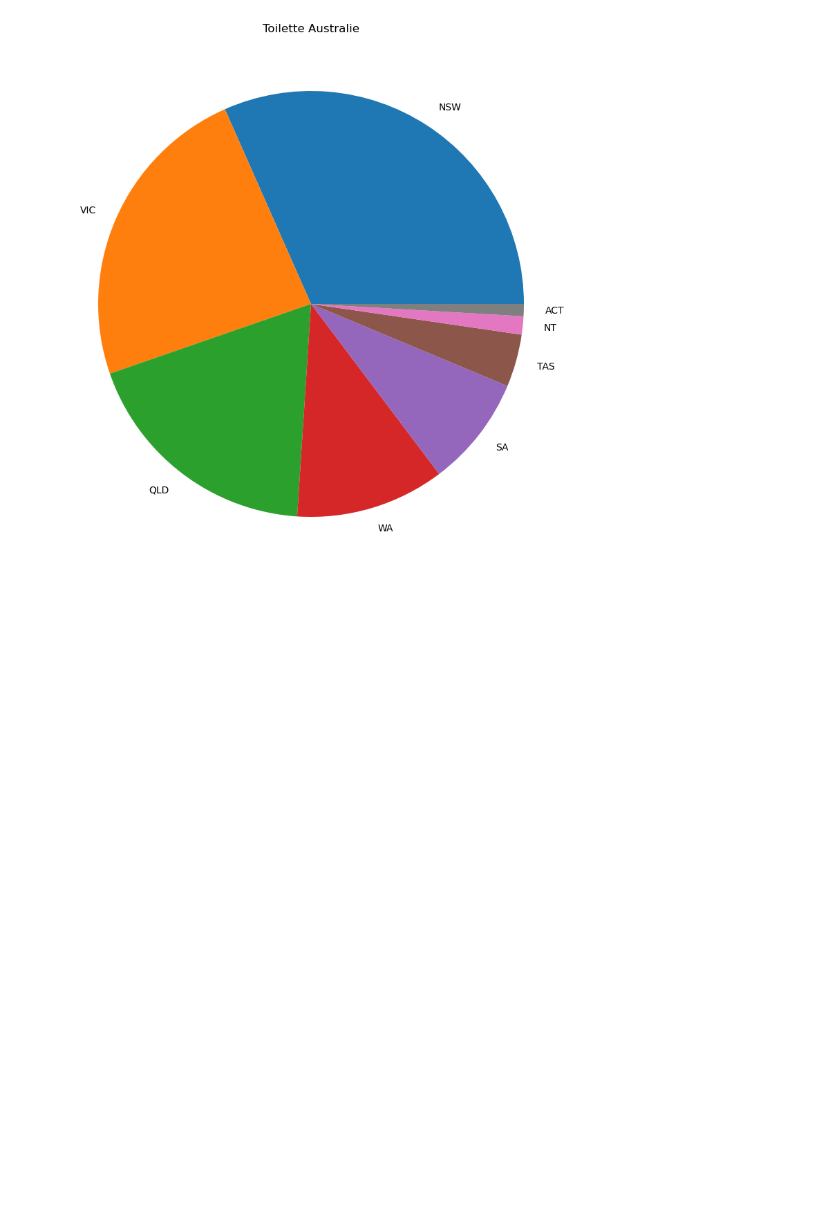
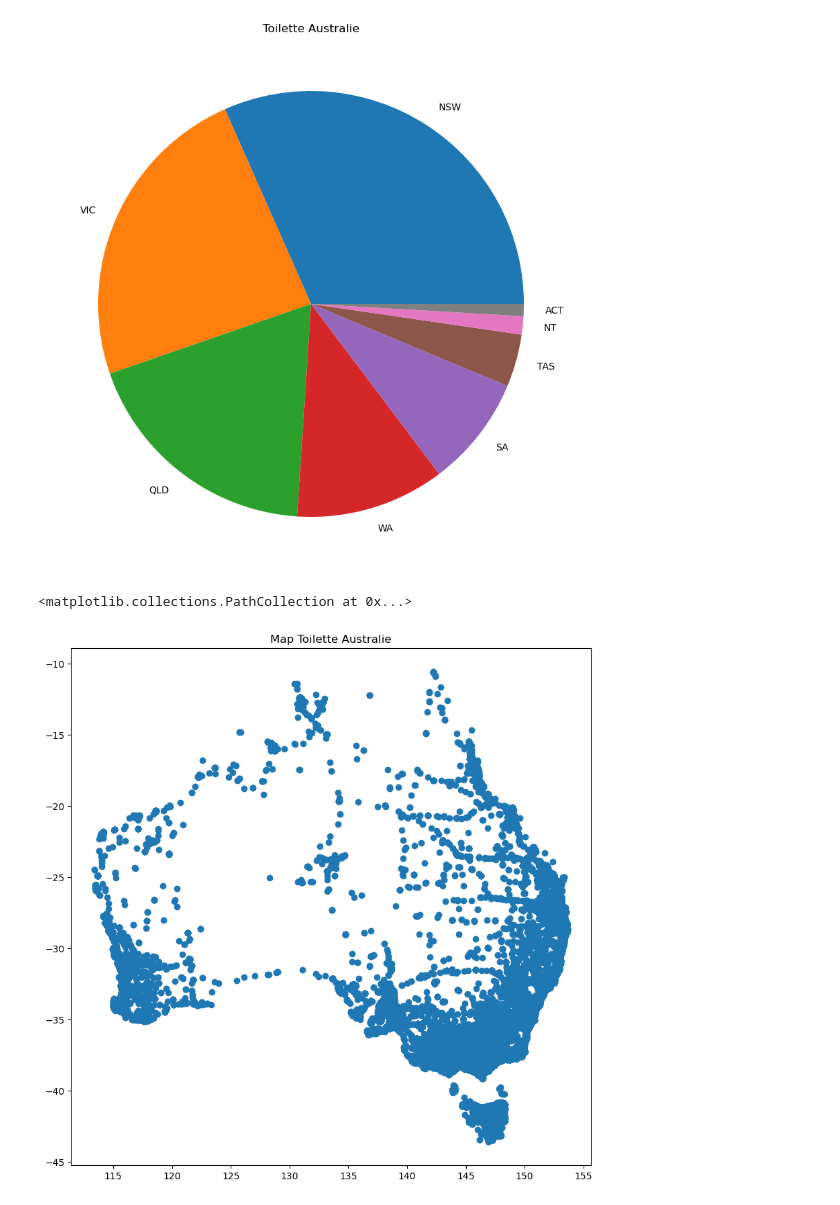
Before and after one commit to iEdwin10/API-FLASK, a Jupyter notebook: JupyterNotebook.ipynb, the cells around one changed output. Saved outputs shown, nothing was run; the diff lists cells and outputs as text; code cells hidden in the pictures; blank space fills up the shorter version.

Commit message:
MatplotlibV3
Map Australie

```diff
--- a/JupyterNotebook.ipynb
+++ b/JupyterNotebook.ipynb
@@ -92,3 +92,13 @@ plt.pie(data_viz2, labels=data_viz2.index)
   Text(1.0943309712525269, -0.11153351674497462, 'NT'),
   Text(1.0995350396462489, -0.031979627735825585, 'ACT')])
 [figure]
+# %%
+la = data["Latitude"]
+lo = data["Longitude"]
+# %%
+plt.figure(figsize=(10,10))
+plt.title("Map Toilette Australie")
+plt.scatter(lo,la)
+# %% [output]
+<matplotlib.collections.PathCollection at 0x...>
+[figure, added]
```
